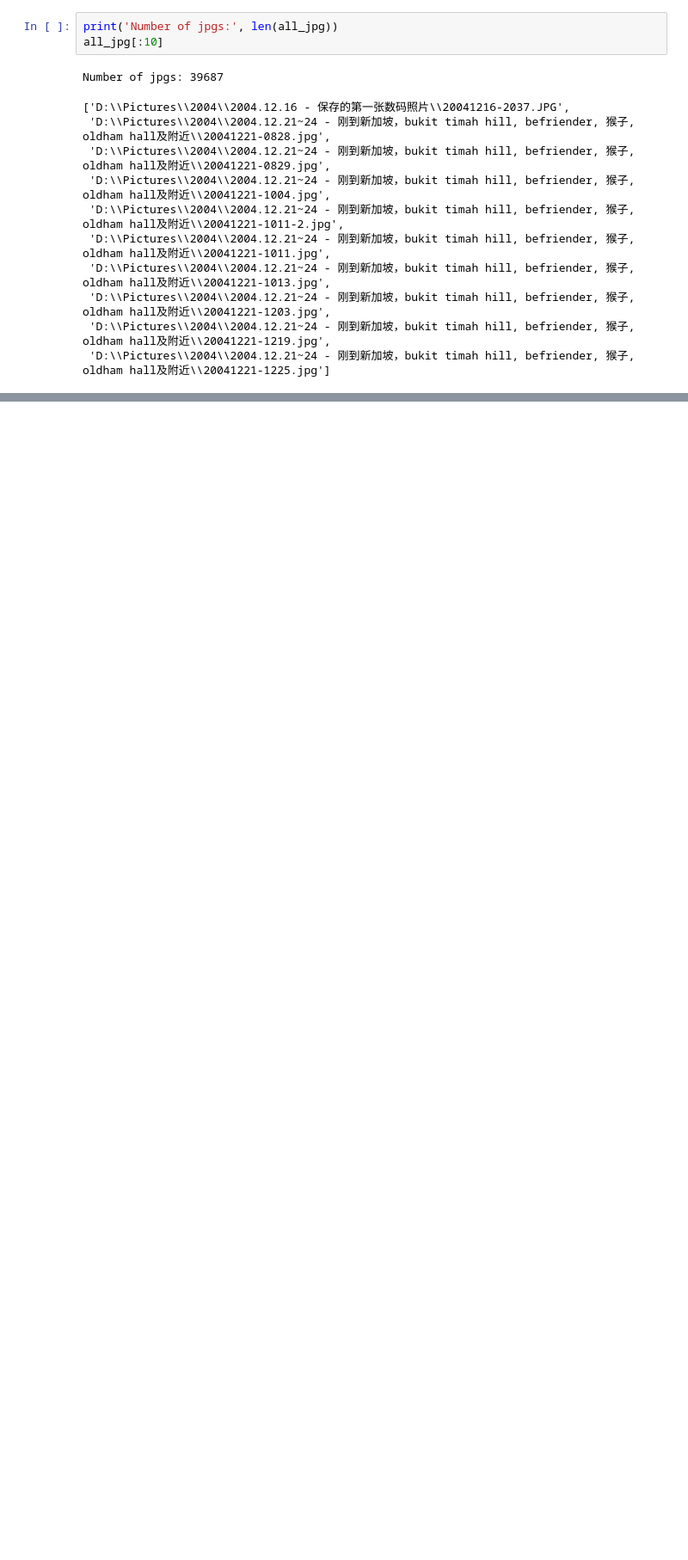
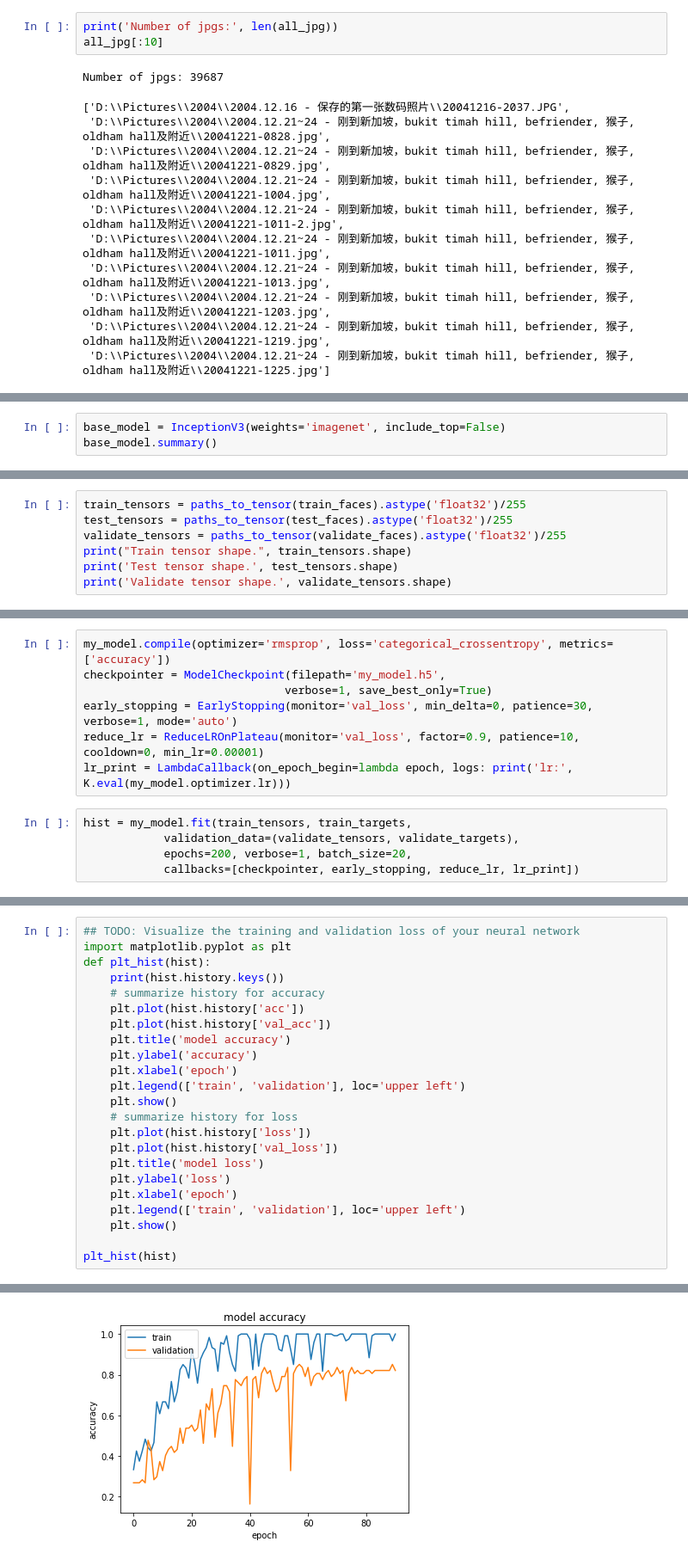
Before and after one commit to lxwvictor/Face-Recognition-Against-My-Photo-Library, a Jupyter notebook: Face Recognition against My Photo Library.ipynb, the cells around one changed output, grey strips where cells are left out. Shown at 86% size. Cells and saved outputs as stored; diff of their text form; blank space fills up the shorter version.

```diff
--- a/Face Recognition against My Photo Library.ipynb
+++ b/Face Recognition against My Photo Library.ipynb
@@ -183,0 +251,3 @@ for i in range(len(all_jpg)):
+# %%
+base_model = InceptionV3(weights='imagenet', include_top=False)
+base_model.summary()
@@ -183,0 +314,7 @@ for i in range(len(all_jpg)):
+# %%
+train_tensors = paths_to_tensor(train_faces).astype('float32')/255
+test_tensors = paths_to_tensor(test_faces).astype('float32')/255
+validate_tensors = paths_to_tensor(validate_faces).astype('float32')/255
+print("Train tensor shape.", train_tensors.shape)
+print('Test tensor shape.', test_tensors.shape)
+print('Validate tensor shape.', validate_tensors.shape)
@@ -183,0 +325,12 @@ for i in range(len(all_jpg)):
+# %%
+my_model.compile(optimizer='rmsprop', loss='categorical_crossentropy', metrics=['accuracy'])
+checkpointer = ModelCheckpoint(filepath='my_model.h5',
+                              verbose=1, save_best_only=True)
+early_stopping = EarlyStopping(monitor='val_loss', min_delta=0, patience=30, verbose=1, mode='auto')
+reduce_lr = ReduceLROnPlateau(monitor='val_loss', factor=0.9, patience=10, cooldown=0, min_lr=0.00001)
+lr_print = LambdaCallback(on_epoch_begin=lambda epoch, logs: print('lr:', K.eval(my_model.optimizer.lr)))
+# %%
+hist = my_model.fit(train_tensors, train_targets,
+            validation_data=(validate_tensors, validate_targets),
+            epochs=200, verbose=1, batch_size=20,
+            callbacks=[checkpointer, early_stopping, reduce_lr, lr_print])
@@ -183,0 +355,24 @@ for i in range(len(all_jpg)):
+# %%
+## TODO: Visualize the training and validation loss of your neural network
+import matplotlib.pyplot as plt
+def plt_hist(hist):
+    print(hist.history.keys())
+    # summarize history for accuracy
+    plt.plot(hist.history['acc'])
+    plt.plot(hist.history['val_acc'])
+    plt.title('model accuracy')
+    plt.ylabel('accuracy')
+    plt.xlabel('epoch')
+    plt.legend(['train', 'validation'], loc='upper left')
+    plt.show()
+    # summarize history for loss
+    plt.plot(hist.history['loss'])
+    plt.plot(hist.history['val_loss'])
+    plt.title('model loss')
+    plt.ylabel('loss')
+    plt.xlabel('epoch')
+    plt.legend(['train', 'validation'], loc='upper left')
+    plt.show()
+
+plt_hist(hist)
+# %% [output]
@@ -183,0 +380 @@ for i in range(len(all_jpg)):
+[figure, added]
```
Also changed, not shown: parts of 27 cells of this notebook, 3 other files.
